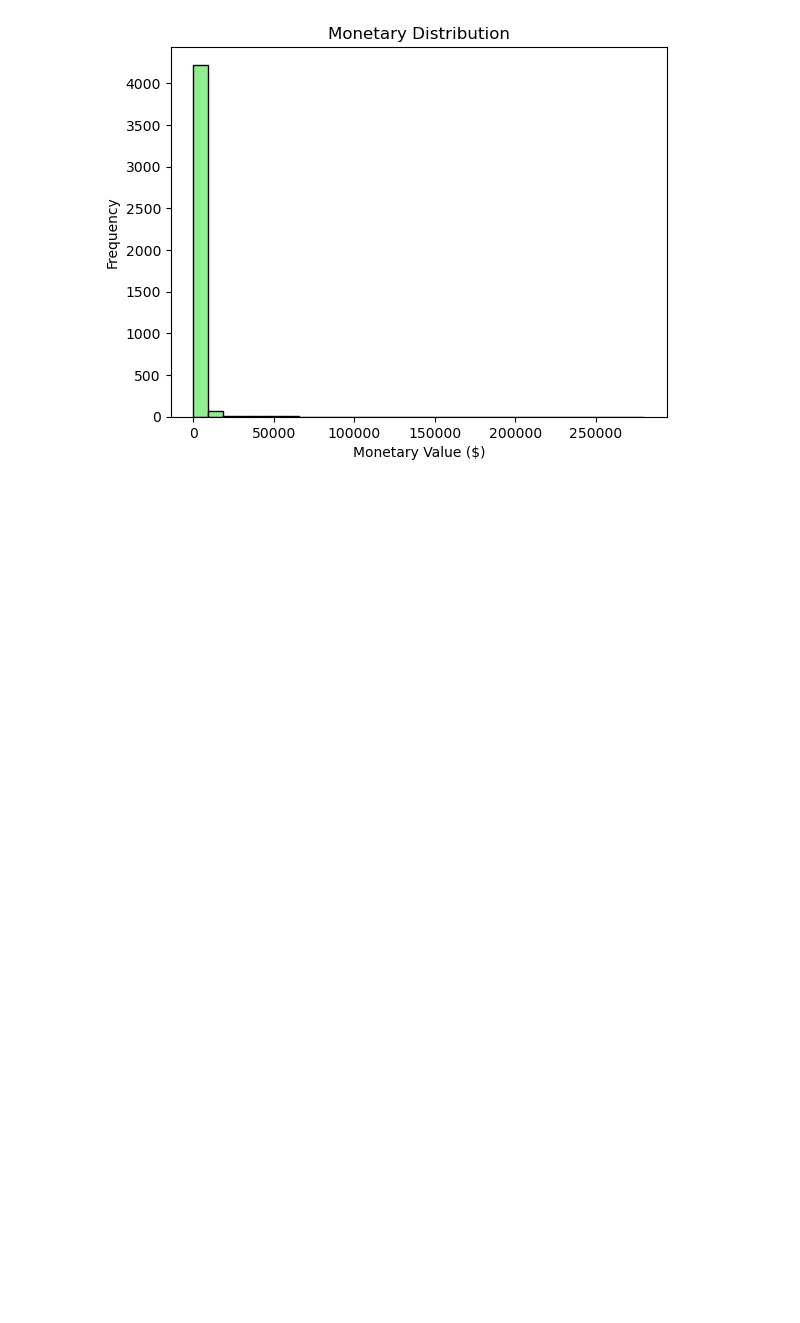
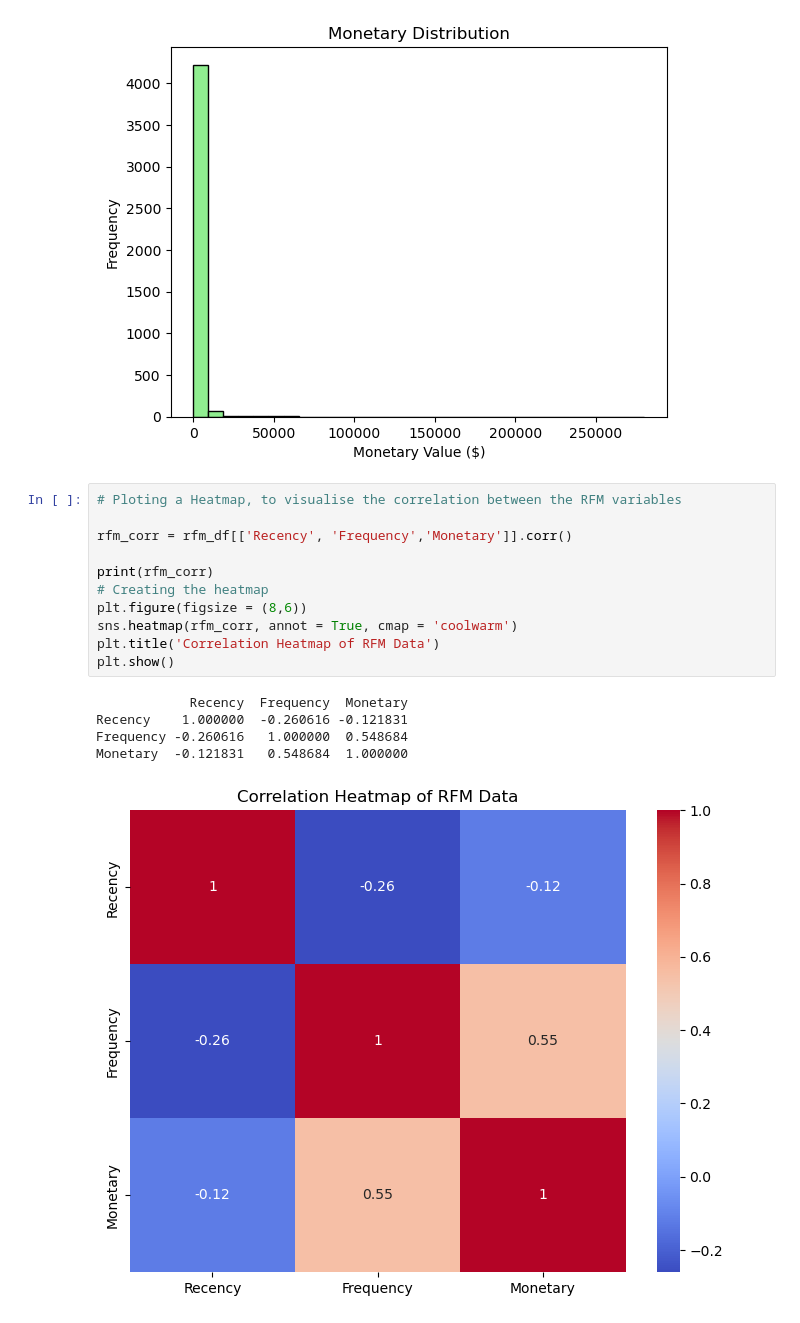
Before and after one commit to zafermesut/salesense, a Jupyter notebook: data-science/eda/RFM Analysis.ipynb, the cells around one changed output. Saved outputs shown, nothing was run; the diff lists cells and outputs as text; blank space fills up the shorter version.

```diff
--- a/data-science/eda/RFM Analysis.ipynb
+++ b/data-science/eda/RFM Analysis.ipynb
@@ -90,3 +90,20 @@ plt.show()
 [figure]
 [figure]
 [figure]
+# %%
+# Ploting a Heatmap, to visualise the correlation between the RFM variables
+
+rfm_corr = rfm_df[['Recency', 'Frequency','Monetary']].corr()
+
+print(rfm_corr)
+# Creating the heatmap
+plt.figure(figsize = (8,6))
+sns.heatmap(rfm_corr, annot = True, cmap = 'coolwarm')
+plt.title('Correlation Heatmap of RFM Data')
+plt.show()
+# %% [output]
+            Recency  Frequency  Monetary
+Recency    1.000000  -0.260616 -0.121831
+Frequency -0.260616   1.000000  0.548684
+Monetary  -0.121831   0.548684  1.000000
+[figure, added]
```
Also changed, not shown: parts of 11 cells of this notebook.
